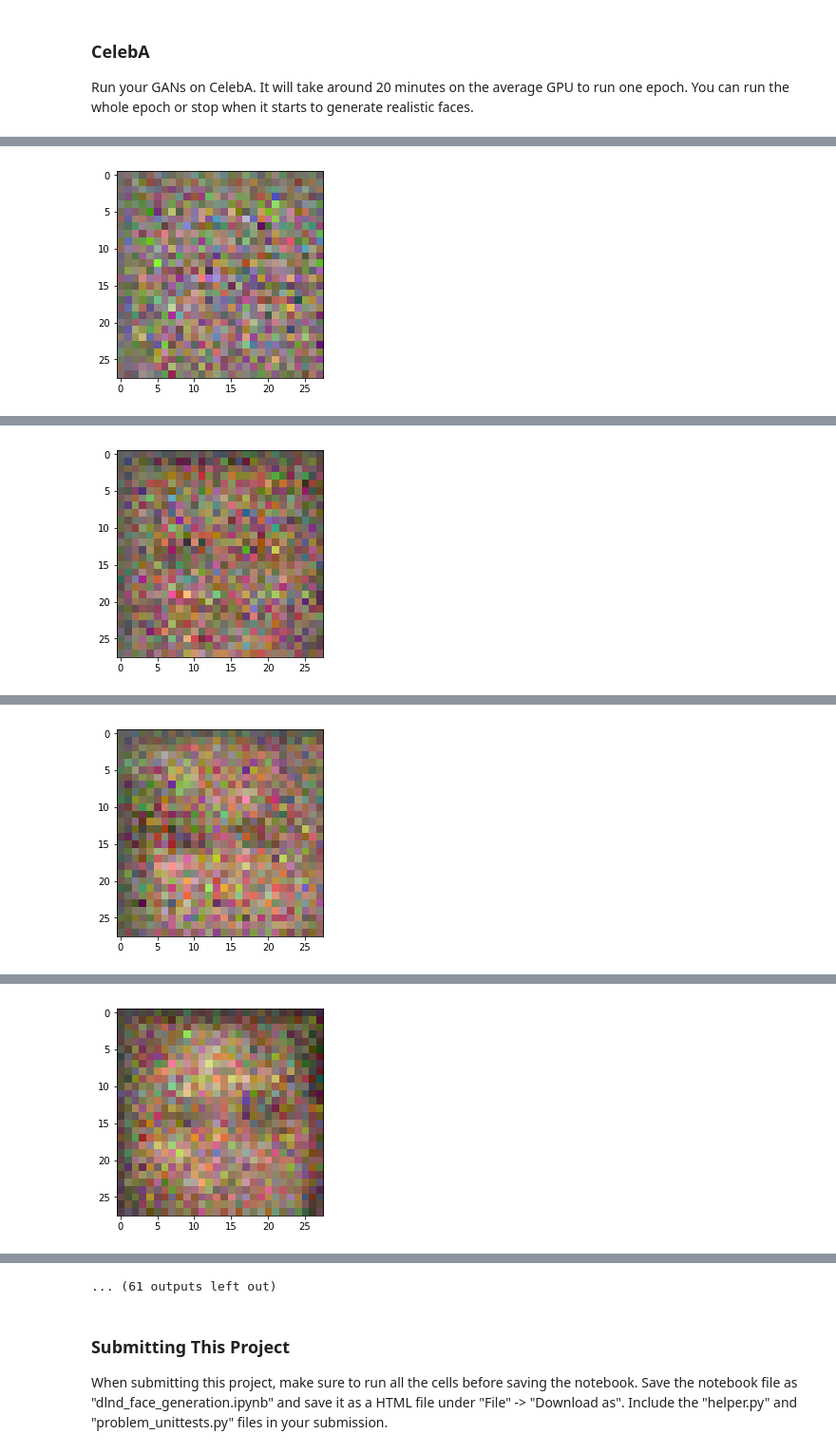
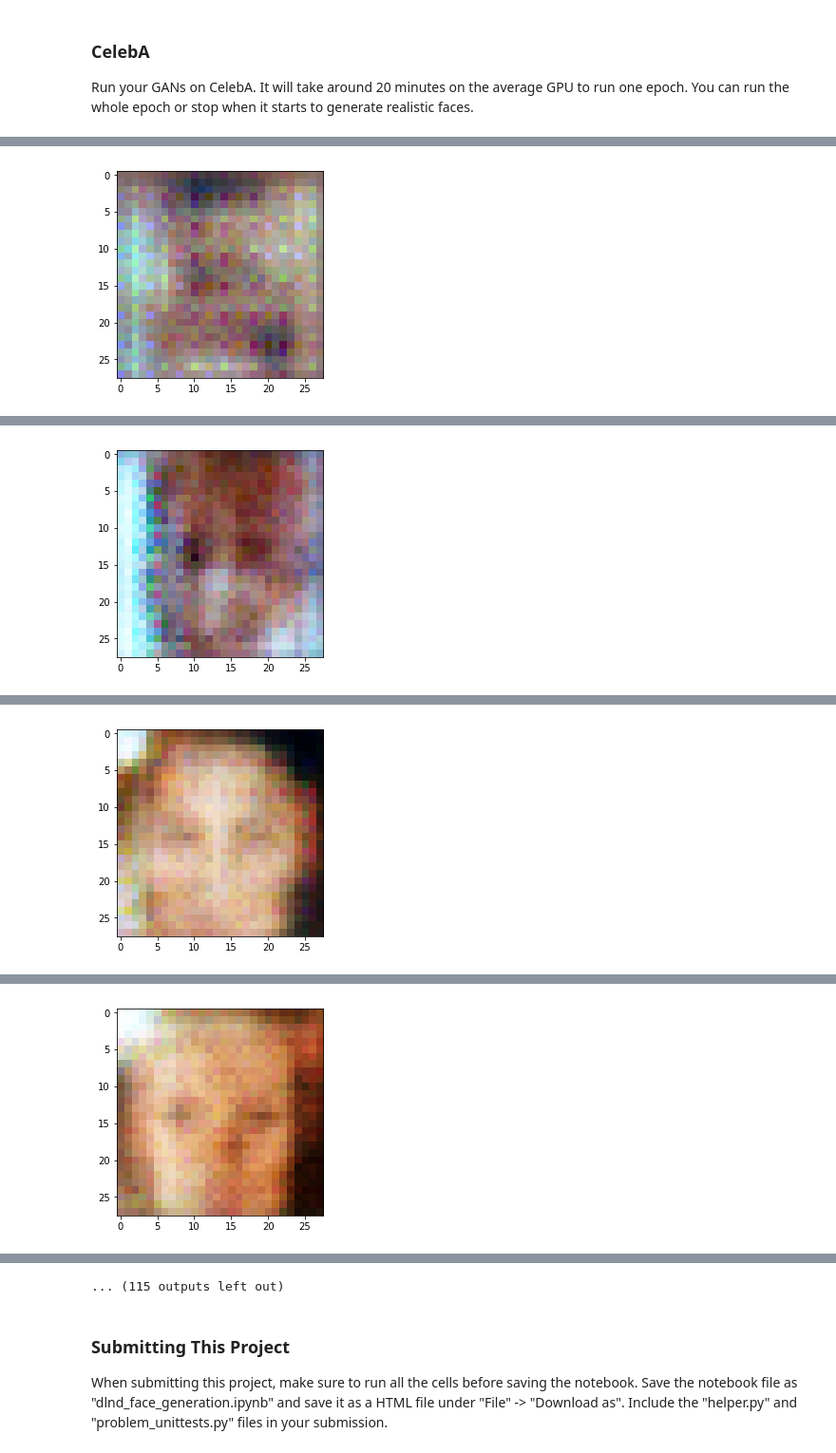
Before and after one commit to usmcamp0811/DeepLearning_NanoDegree_Projects, a Jupyter notebook: Project_5/dlnd_face_generation.ipynb, the cells around one changed output, grey strips where cells are left out. Shown: that part at 95% size. Saved outputs shown, nothing was run; the diff lists cells and outputs as text; code cells hidden in the pictures.

```diff
--- a/Project_5/dlnd_face_generation.ipynb
+++ b/Project_5/dlnd_face_generation.ipynb
@@ -142,23 +143,27 @@ def discriminator(images, reuse=False):
     :return: Tuple of (tensor output of the discriminator, tensor logits of the discriminator)
     """
     with tf.variable_scope('discriminator', reuse=reuse):
-        alpha = 0.01
+        alpha = 0.3
+
         #Layer 1
         conv1 = tf.layers.conv2d(images, 64, 5, strides=2, padding='SAME')
         relu1 = tf.maximum(alpha * conv1, conv1)
+        dropout1 = tf.layers.dropout(relu1, rate=0.5)
 
         #Layer 2
-        conv2 = tf.layers.conv2d(conv1, 128, 5, strides=2, padding='SAME')
+        conv2 = tf.layers.conv2d(dropout1, 128, 5, strides=2, padding='SAME')
         batch_norm2 = tf.layers.batch_normalization(conv2, training=True)
         relu2 = tf.maximum(0.01 * batch_norm2, batch_norm2)
+        dropout2 = tf.layers.dropout(relu2, rate=0.5)
 
         #Layer 3
-        conv3 = tf.layers.conv2d(relu2, 256, 5, strides=2, padding='SAME')
+        conv3 = tf.layers.conv2d(dropout2, 256, 5, strides=2, padding='SAME')
         batch_norm3 = tf.layers.batch_normalization(conv3, training=True)
         relu3 = tf.maximum(0.01 * batch_norm3, batch_norm3)
+        dropout3 = tf.layers.dropout(relu3, rate=0.5)
 
         #Layer 4
-        flat = tf.reshape(relu3, (-1, 4*4*256))
+        flat = tf.reshape(dropout3, (-1, 4*4*256))
         logits = tf.layers.dense(flat, 1)
         out = tf.sigmoid(logits)
 
@@ -184,19 +189,26 @@ def generator(z, out_channel_dim, is_train=True):
     :return: The tensor output of the generator
     """
     with tf.variable_scope('generator', reuse=False if is_train==True else True):
-        alpha = 0.01
+        alpha = 0.3
+        if is_train is True:
+            drop = 0.5
+        else:
+            drop = 1.0
+
         g1 = tf.layers.dense(z, 7*7*512)
         g1 = tf.reshape(g1, (-1, 7, 7, 512))
         batch_norm1 = tf.layers.batch_normalization(g1, training=is_train)
         relu1 = tf.maximum(alpha * batch_norm1, batch_norm1)
+        dropout1 = tf.layers.dropout(relu1, rate=0.5)
 
-        g2 = tf.layers.conv2d_transpose(relu1, 256, 5, strides=2, padding='SAME')
+        g2 = tf.layers.conv2d_transpose(dropout1, 256, 5, strides=2, padding='SAME')
         batch_norm2 = tf.layers.batch_normalization(g2, training=is_train)
         relu2 = tf.maximum(alpha * batch_norm2, batch_norm2)
+        dropout2 = tf.layers.dropout(relu2, rate=0.5)
 
-        logits = tf.layers.conv2d_transpose(relu2, out_channel_dim, 5, strides=2, padding='SAME')
-
-        out = tf.tanh(logits)
+        logits = tf.layers.conv2d_transpose(dropout2, out_channel_dim, 5, strides=2, padding='SAME')
+        batch_norm3 = tf.layers.batch_normalization(logits, training=is_train)
+        out = tf.tanh(batch_norm3)
 
     return out
 
@@ -226,11 +238,11 @@ def model_loss(input_real, input_z, out_channel_dim):
     d_model_fake, d_logits_fake = discriminator(g_model, reuse=True)
 
     d_loss_real = tf.reduce_mean(
-        tf.nn.sigmoid_cross_entropy_with_logits(logits=d_logits_real, labels=tf.ones_like(d_model_real)))
+        tf.nn.sigmoid_cross_entropy_with_logits(logits=d_logits_real, labels=tf.ones_like(d_model_real)*0.9))
     d_loss_fake = tf.reduce_mean(
-        tf.nn.sigmoid_cross_entropy_with_logits(logits=d_logits_fake, labels=tf.zeros_like(d_model_fake)))
+        tf.nn.sigmoid_cross_entropy_with_logits(logits=d_logits_fake, labels=tf.zeros_like(d_model_fake)*0.9))
     g_loss = tf.reduce_mean(
-        tf.nn.sigmoid_cross_entropy_with_logits(logits=d_logits_fake, labels=tf.ones_like(d_model_fake)))
+        tf.nn.sigmoid_cross_entropy_with_logits(logits=d_logits_fake, labels=tf.ones_like(d_model_fake)*0.9))
     d_loss = d_loss_real + d_loss_fake
 
     return d_loss, g_loss
@@ -342,6 +354,7 @@ def train(epoch_count, batch_size, z_dim, learning_rate, beta1,
         for e in range(epoch_count):
             for x in get_batches(batch_size):
                 steps += 1
+                x = x*2
 
                 # Sample random noise for G
                 batch_z = np.random.uniform(-1, 1, size=(batch_size, z_dim))
@@ -455,10 +468,11 @@ Epoch 1/2... Discriminator Loss: 0.0844... Generator Loss: 6.6448
 ### CelebA
 Run your GANs on CelebA.  It will take around 20 minutes on the average GPU to run one epoch.  You can run the whole epoch or stop when it starts to generate realistic faces.
 # %%
-batch_size = 56
-z_dim = 100
-learning_rate = 0.00001
-beta1 = 0.5
+batch_size = 32
+z_dim = 2048
+learning_rate = 0.0005
+beta1 = 0.1
+
 
 
 """
@@ -495 +509 @@ Epoch 1/1... Discriminator Loss: 0.5291... Generator Loss: 1.4645
-[figure, old version]
+[figure, new version]
@@ -506 +520 @@ Epoch 1/1... Discriminator Loss: 0.5373... Generator Loss: 1.6985
-[figure, old version]
+[figure, new version]
@@ -517 +531 @@ Epoch 1/1... Discriminator Loss: 0.3493... Generator Loss: 1.8695
-[figure, old version]
+[figure, new version]
@@ -528 +542 @@ Epoch 1/1... Discriminator Loss: 0.5231... Generator Loss: 1.7114
-[figure, old version]
+[figure, new version]
@@ -540,4 +554,4 @@ Epoch 1/1... Discriminator Loss: 0.5666... Generator Loss: 1.6185
-... (61 outputs left out)
+... (115 outputs left out)
 # %% [markdown]
 ### Submitting This Project
 When submitting this project, make sure to run all the cells before saving the notebook. Save the notebook file as "dlnd_face_generation.ipynb" and save it as a HTML file under "File" -> "Download as". Include the "helper.py" and "problem_unittests.py" files in your submission.
```
Also changed, not shown: parts of 3 cells of this notebook, 1 other file.
